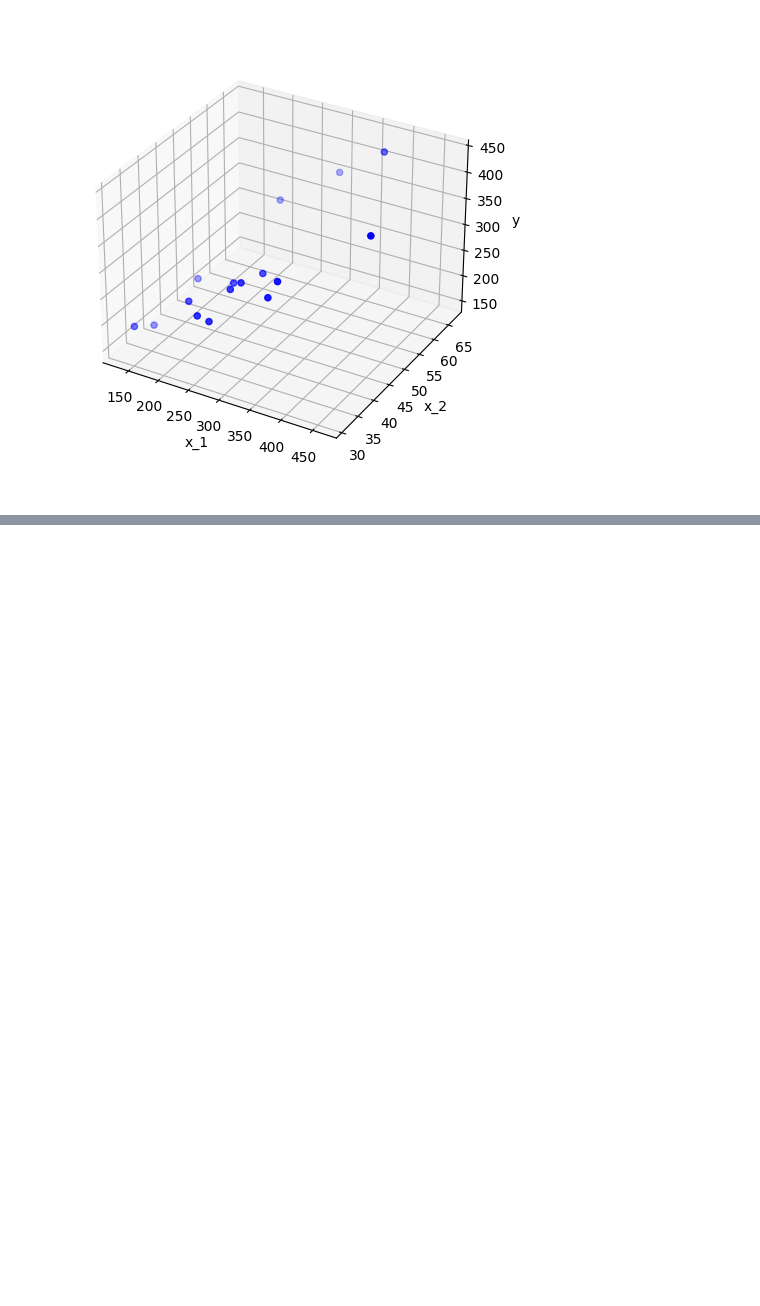
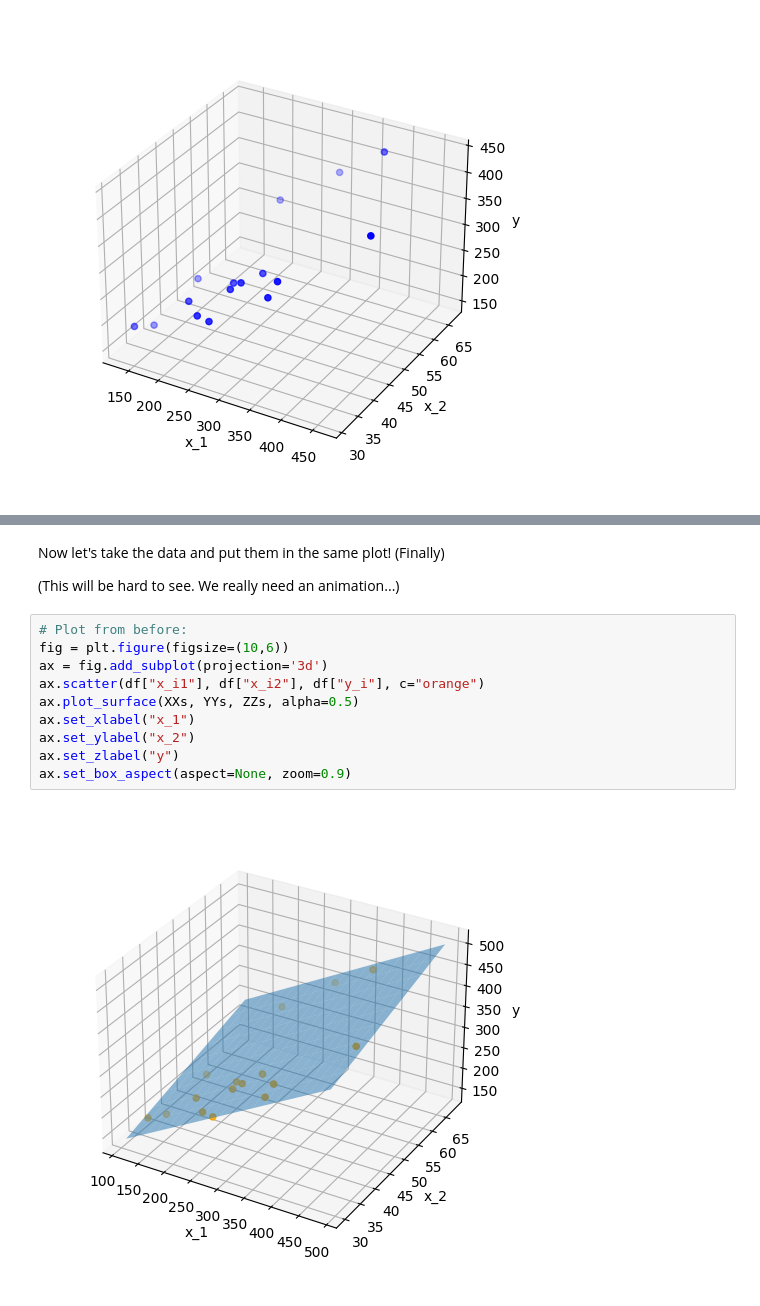
Before and after one commit to joshmaglione/CS4102-Jupyter, a Jupyter notebook: Week2.ipynb, the cells around one changed output, grey strips where cells are left out. Cells and saved outputs as stored; diff of their text form; blank space fills up the shorter version.

```diff
--- a/Week2.ipynb
+++ b/Week2.ipynb
@@ -243,0 +271,16 @@ Now we put a plot of our plane of best fit onto the same axes.
+# %% [markdown]
+Now let's take the data and put them in the same plot! (Finally)
+
+(This will be hard to see. We really need an animation...)
+# %%
+# Plot from before:
+fig = plt.figure(figsize=(10,6))
+ax = fig.add_subplot(projection='3d')
+ax.scatter(df["x_i1"], df["x_i2"], df["y_i"], c="orange")
+ax.plot_surface(XXs, YYs, ZZs, alpha=0.5)
+ax.set_xlabel("x_1")
+ax.set_ylabel("x_2")
+ax.set_zlabel("y")
+ax.set_box_aspect(aspect=None, zoom=0.9)
+# %% [output]
+[figure, added]
```
Also changed, not shown: parts of 8 cells of this notebook.
